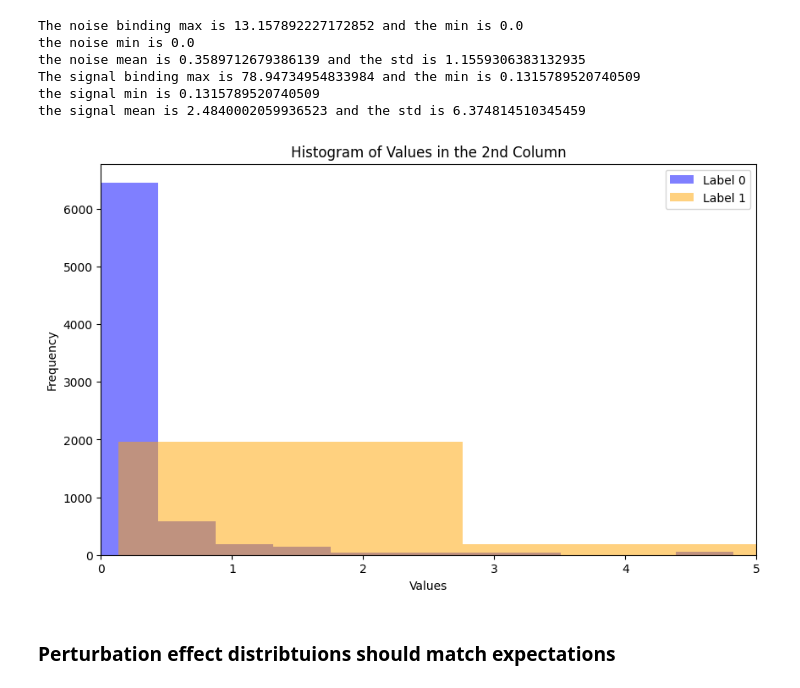
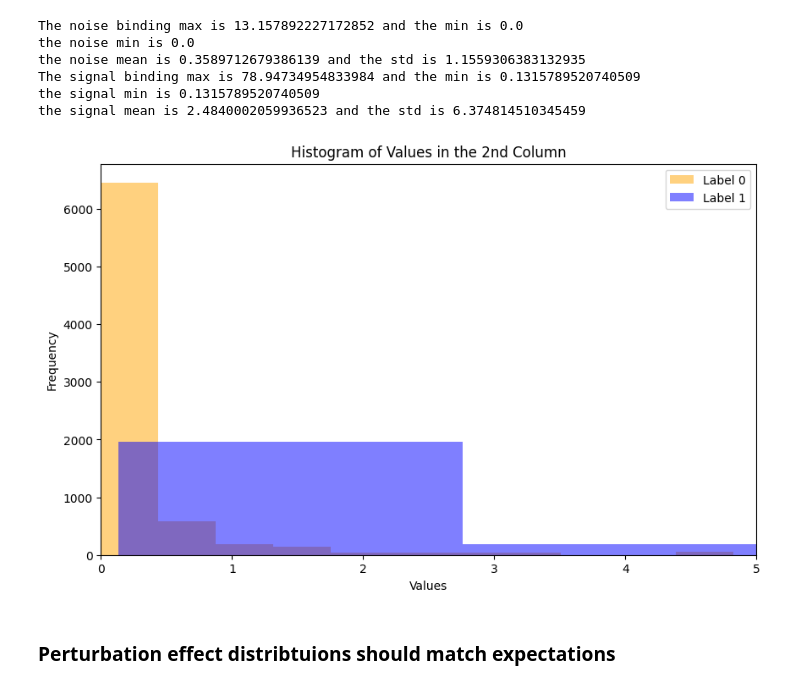
Before and after one commit to BrentLab/yeastdnnexplorer, a Jupyter notebook: docs/tutorials/generate_in_silico_data.ipynb, the cells around one changed output. Drawn from its saved outputs; the diff is of its cells as text; code cells hidden in the pictures.

Commit message:
changing colors for aesthetics x2

```diff
--- a/docs/tutorials/generate_in_silico_data.ipynb
+++ b/docs/tutorials/generate_in_silico_data.ipynb
@@ -154,17 +154,17 @@ the signal mean is 2.4840002059936523 and the std is 6.374814510345459
 # %%
 
 # Plotting
 plt.figure(figsize=(10, 6))
-plt.hist(noise_binding, bins=30, alpha=0.5, label='Label 0', color='blue')
-plt.hist(signal_binding, bins=30, alpha=0.5, label='Label 1', color='orange')
+plt.hist(noise_binding, bins=30, alpha=0.5, label='Label 0', color='orange')
+plt.hist(signal_binding, bins=30, alpha=0.5, label='Label 1', color='blue')
 plt.xlim(0,5)
 plt.title('Histogram of Values in the 2nd Column')
 plt.xlabel('Values')
 plt.ylabel('Frequency')
 plt.legend()
 plt.show()
 # %% [output]
-[figure, old version]
+[figure, new version]
 # %% [markdown]
 ### Perturbation effect distribtuions should match expectations
 # %%
```
